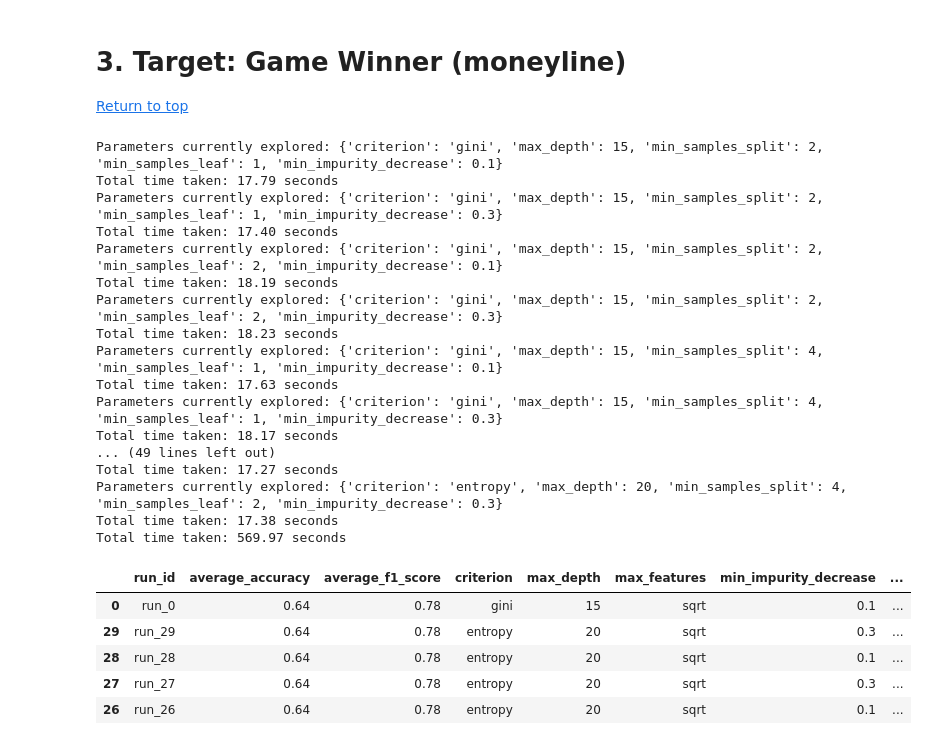
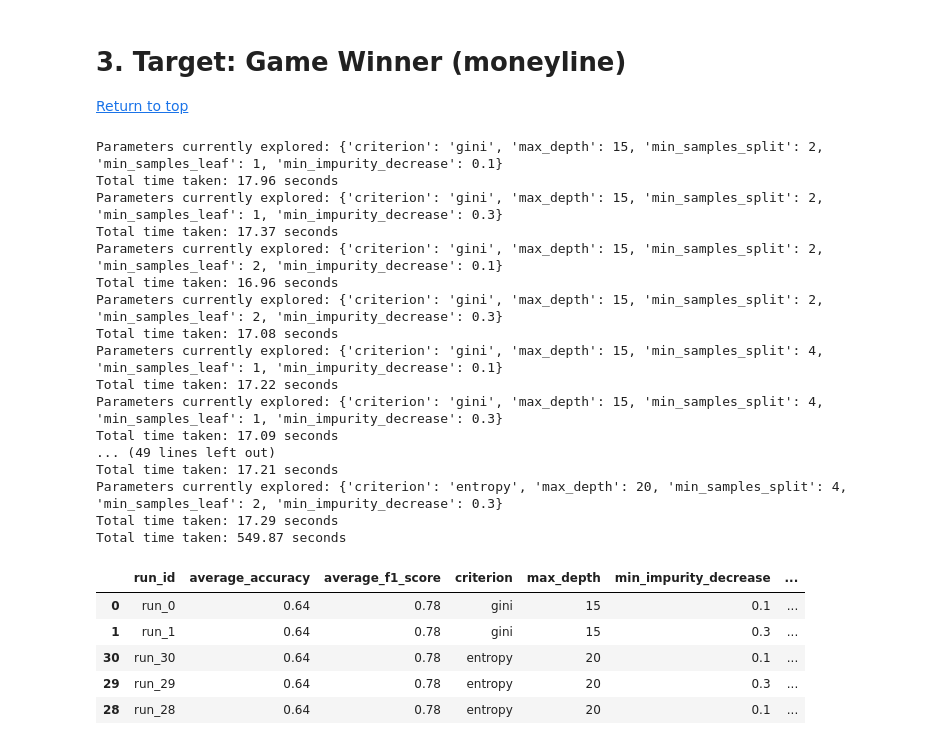
Before and after one commit to stevenworthington/sports_betting, a Jupyter notebook: code/6a_Val_RF_Basic_Features.ipynb, the cells around one changed output. Cells and saved outputs as stored; diff of their text form; code cells hidden in the pictures.

```diff
--- a/code/6a_Val_RF_Basic_Features.ipynb
+++ b/code/6a_Val_RF_Basic_Features.ipynb
@@ -272,7 +243,7 @@ for i, explore_param in enumerate(param_combinations):
 
     # store outputs and true values in the results dictionary
     results[f"run_{i}"] = {
-        "params": {**constant_params, **explore_param},
+        "params": {**explore_param},
         "model_outputs": model_outputs,
         "y_true": y_true
     }
@@ -375,7 +346,7 @@ for i, explore_param in enumerate(param_combinations):
 
     # store outputs and true values in the results dictionary
     results[f"run_{i}"] = {
-        "params": {**constant_params, **explore_param},
+        "params": {**explore_param},
         "model_outputs": model_outputs,
         "y_true": y_true
     }
@@ -479,7 +450,7 @@ for i, explore_param in enumerate(param_combinations):
 
     # store outputs and true values in the results dictionary
     results[f"run_{i}"] = {
-        "params": {**constant_params, **explore_param},
+        "params": {**explore_param},
         "model_outputs": model_outputs,
         "y_true": y_true
     }
@@ -488,35 +459,35 @@ end_time = time.time()
 print(f"Total time taken: {end_time - start_time:.2f} seconds")
 # %% [output]
 Parameters currently explored: {'criterion': 'gini', 'max_depth': 15, 'min_samples_split': 2, 'min_samples_leaf': 1, 'min_impurity_decrease': 0.1}
-Total time taken: 17.79 seconds
+Total time taken: 17.96 seconds
 Parameters currently explored: {'criterion': 'gini', 'max_depth': 15, 'min_samples_split': 2, 'min_samples_leaf': 1, 'min_impurity_decrease': 0.3}
-Total time taken: 17.40 seconds
+Total time taken: 17.37 seconds
 Parameters currently explored: {'criterion': 'gini', 'max_depth': 15, 'min_samples_split': 2, 'min_samples_leaf': 2, 'min_impurity_decrease': 0.1}
-Total time taken: 18.19 seconds
+Total time taken: 16.96 seconds
 Parameters currently explored: {'criterion': 'gini', 'max_depth': 15, 'min_samples_split': 2, 'min_samples_leaf': 2, 'min_impurity_decrease': 0.3}
-Total time taken: 18.23 seconds
+Total time taken: 17.08 seconds
 Parameters currently explored: {'criterion': 'gini', 'max_depth': 15, 'min_samples_split': 4, 'min_samples_leaf': 1, 'min_impurity_decrease': 0.1}
-Total time taken: 17.63 seconds
+Total time taken: 17.22 seconds
 Parameters currently explored: {'criterion': 'gini', 'max_depth': 15, 'min_samples_split': 4, 'min_samples_leaf': 1, 'min_impurity_decrease': 0.3}
-Total time taken: 18.17 seconds
+Total time taken: 17.09 seconds
 ... (49 lines left out)
-Total time taken: 17.27 seconds
+Total time taken: 17.21 seconds
 Parameters currently explored: {'criterion': 'entropy', 'max_depth': 20, 'min_samples_split': 4, 'min_samples_leaf': 2, 'min_impurity_decrease': 0.3}
-Total time taken: 17.38 seconds
-Total time taken: 569.97 seconds
+Total time taken: 17.29 seconds
+Total time taken: 549.87 seconds
 # %%
 # get metrics for each combination of parameter values
 results_df = utl.compile_results_to_dataframe(results)
 
 # print best hyperparameter settings
-results_df.sort_values(by='average_accuracy', ascending=True).head()
+results_df.sort_values(by='average_accuracy', ascending=False).head()
 # %% [output]
-|  | run_id | average_accuracy | average_f1_score | criterion | max_depth | max_features | min_impurity_decrease | ... |
-| 0 | run_0 | 0.64 | 0.78 | gini | 15 | sqrt | 0.1 | ... |
-| 29 | run_29 | 0.64 | 0.78 | entropy | 20 | sqrt | 0.3 | ... |
-| 28 | run_28 | 0.64 | 0.78 | entropy | 20 | sqrt | 0.1 | ... |
-| 27 | run_27 | 0.64 | 0.78 | entropy | 20 | sqrt | 0.3 | ... |
-| 26 | run_26 | 0.64 | 0.78 | entropy | 20 | sqrt | 0.1 | ... |
+|  | run_id | average_accuracy | average_f1_score | criterion | max_depth | min_impurity_decrease | ... |
+| 0 | run_0 | 0.64 | 0.78 | gini | 15 | 0.1 | ... |
+| 1 | run_1 | 0.64 | 0.78 | gini | 15 | 0.3 | ... |
+| 30 | run_30 | 0.64 | 0.78 | entropy | 20 | 0.1 | ... |
+| 29 | run_29 | 0.64 | 0.78 | entropy | 20 | 0.3 | ... |
+| 28 | run_28 | 0.64 | 0.78 | entropy | 20 | 0.1 | ... |
 # %%
 # get best parameters from validation as dictionary
 best_params = utl.get_best_params(results_df, metric='average_accuracy')
```
Also changed, not shown: parts of 4 cells of this notebook, 11 other files.
